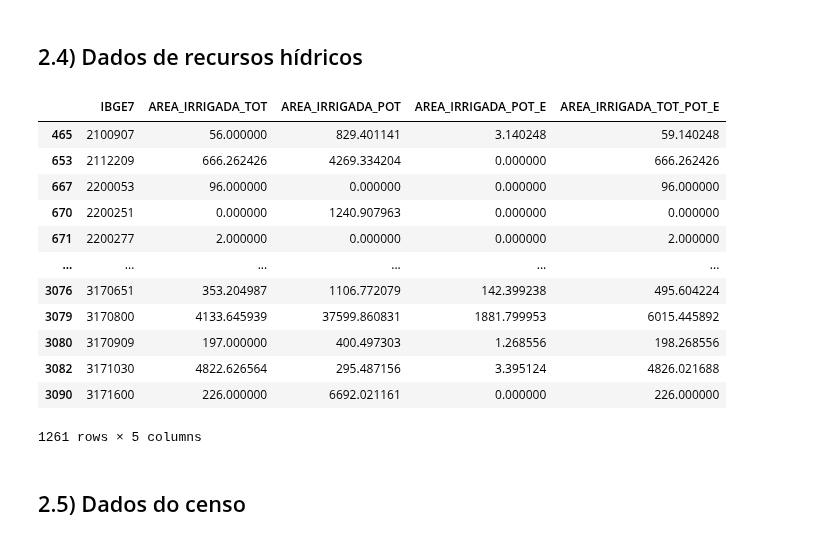
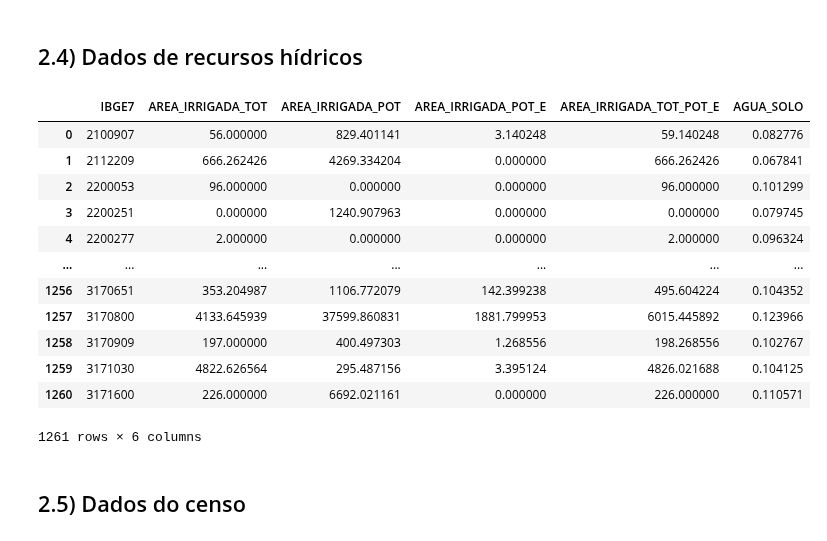
Before and after one commit to caiosoter/BCG2023, a Jupyter notebook: Notebooks/ColetaDosDados.ipynb, the cells around one changed output. Saved outputs shown, nothing was run; the diff lists cells and outputs as text; code cells hidden in the pictures.

```diff
--- a/Notebooks/ColetaDosDados.ipynb
+++ b/Notebooks/ColetaDosDados.ipynb
@@ -234,27 +233,34 @@ cidades
 # %% [markdown]
 ## 2.4) Dados de recursos hídricos
 # %%
-atl_irr = pd.read_excel(r'../Dados/ANA/Atlas Irrigacao - Area Atual e Potencial.xlsx',header = 6).iloc[6:]
+atl_irr = pd.read_excel(r'../Dados/ANA/Atlas Irrigacao - Area Atual e Potencial.xlsx',header = 6)
+agua_solo = pd.read_excel(r'../Dados/ANA/CAD_AWC_media_municipal.xlsx',header = 7)
+
 atl_irr = atl_irr[['Código','Área Total Irrigada', 'AAI - Potencial Total', 'AAI - Potencial Efetivo']]
 atl_irr = atl_irr[atl_irr['Código'].isin(mun_ser['IBGE7'])]
 atl_irr.columns = ['IBGE7','AREA_IRRIGADA_TOT', 'AREA_IRRIGADA_POT', 'AREA_IRRIGADA_POT_E']
 atl_irr['AREA_IRRIGADA_TOT_POT_E'] = atl_irr['AREA_IRRIGADA_TOT'] + atl_irr['AREA_IRRIGADA_POT_E']
+
+agua_solo = agua_solo[['Código', 'CAD ou AWC (m³/m³ ou %)']]
+agua_solo.columns = ['IBGE7', 'AGUA_SOLO']
+atl_irr = atl_irr.merge(agua_solo, on ='IBGE7',how ='inner')
+
 atl_irr.to_csv('../Dados/Views/recursos_hidricos.csv')
 atl_irr
 # %% [output]
-|  | IBGE7 | AREA_IRRIGADA_TOT | AREA_IRRIGADA_POT | AREA_IRRIGADA_POT_E | AREA_IRRIGADA_TOT_POT_E |
-| 465 | 2100907 | 56.000000 | 829.401141 | 3.140248 | 59.140248 |
-| 653 | 2112209 | 666.262426 | 4269.334204 | 0.000000 | 666.262426 |
-| 667 | 2200053 | 96.000000 | 0.000000 | 0.000000 | 96.000000 |
-| 670 | 2200251 | 0.000000 | 1240.907963 | 0.000000 | 0.000000 |
-| 671 | 2200277 | 2.000000 | 0.000000 | 0.000000 | 2.000000 |
-| ... | ... | ... | ... | ... | ... |
-| 3076 | 3170651 | 353.204987 | 1106.772079 | 142.399238 | 495.604224 |
-| 3079 | 3170800 | 4133.645939 | 37599.860831 | 1881.799953 | 6015.445892 |
-| 3080 | 3170909 | 197.000000 | 400.497303 | 1.268556 | 198.268556 |
-| 3082 | 3171030 | 4822.626564 | 295.487156 | 3.395124 | 4826.021688 |
-| 3090 | 3171600 | 226.000000 | 6692.021161 | 0.000000 | 226.000000 |
+|  | IBGE7 | AREA_IRRIGADA_TOT | AREA_IRRIGADA_POT | AREA_IRRIGADA_POT_E | AREA_IRRIGADA_TOT_POT_E | AGUA_SOLO |
+| 0 | 2100907 | 56.000000 | 829.401141 | 3.140248 | 59.140248 | 0.082776 |
+| 1 | 2112209 | 666.262426 | 4269.334204 | 0.000000 | 666.262426 | 0.067841 |
+| 2 | 2200053 | 96.000000 | 0.000000 | 0.000000 | 96.000000 | 0.101299 |
+| 3 | 2200251 | 0.000000 | 1240.907963 | 0.000000 | 0.000000 | 0.079745 |
+| 4 | 2200277 | 2.000000 | 0.000000 | 0.000000 | 2.000000 | 0.096324 |
+| ... | ... | ... | ... | ... | ... | ... |
+| 1256 | 3170651 | 353.204987 | 1106.772079 | 142.399238 | 495.604224 | 0.104352 |
+| 1257 | 3170800 | 4133.645939 | 37599.860831 | 1881.799953 | 6015.445892 | 0.123966 |
+| 1258 | 3170909 | 197.000000 | 400.497303 | 1.268556 | 198.268556 | 0.102767 |
+| 1259 | 3171030 | 4822.626564 | 295.487156 | 3.395124 | 4826.021688 | 0.104125 |
+| 1260 | 3171600 | 226.000000 | 6692.021161 | 0.000000 | 226.000000 | 0.110571 |
-1261 rows × 5 columns
+1261 rows × 6 columns
 # %% [markdown]
 ## 2.5) Dados do censo
 # %%
```
Also changed, not shown: parts of 8 cells of this notebook.
